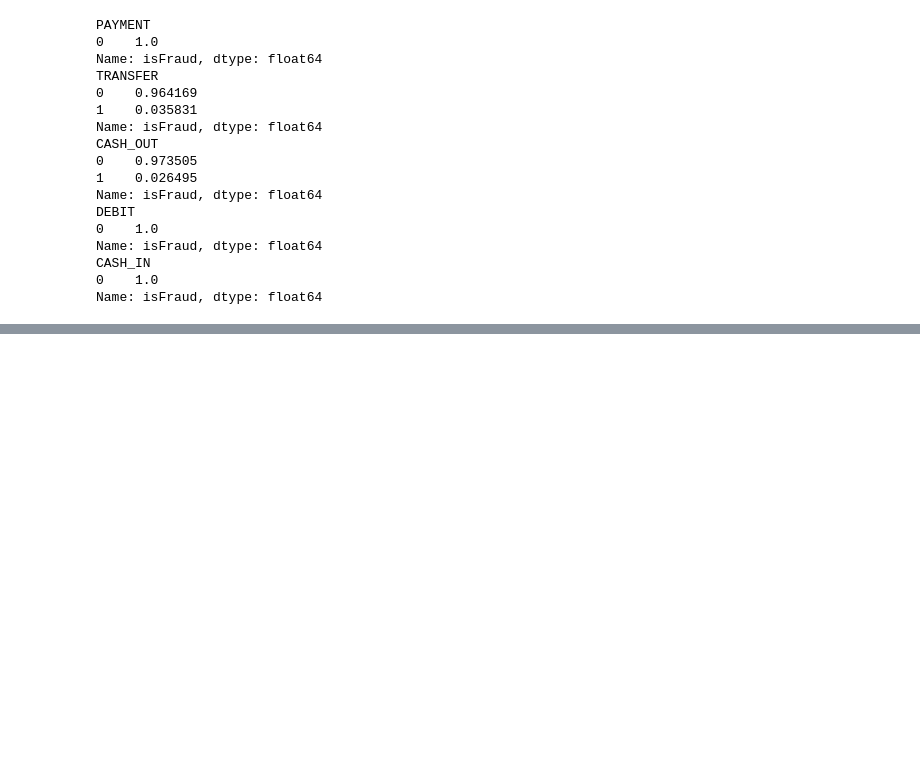
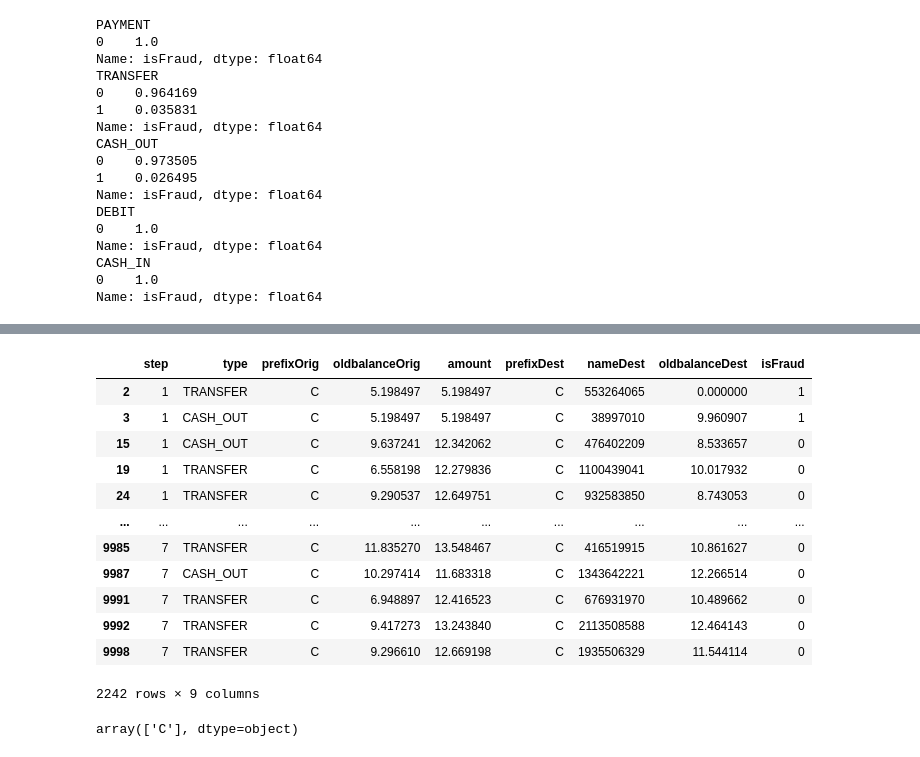
Before and after one commit to phobeiro/TERA-desafio-3, a Jupyter notebook: desafio-3.ipynb, the cells around one changed output, grey strips where cells are left out. Cells and saved outputs as stored; diff of their text form; code cells hidden in the pictures; blank space fills up the shorter version.

```diff
--- a/desafio-3.ipynb
+++ b/desafio-3.ipynb
@@ -175,0 +178,5 @@ Name: isFraud, dtype: float64
+# %%
+semFraude = ['PAYMENT','DEBIT','CASH_IN']
+
+for i in semFraude:
+    df = df.drop(df[df.type == i].index)
@@ -205,24 +233,34 @@
 # %%
 
 colsSelect = [
     'step',
-    'type_CASH_IN',
-    'type_CASH_OUT',
-    'type_DEBIT',
-    'type_PAYMENT',
-    'type_TRANSFER',
-    'amount',
-    'prefixorig',
+    'type',
+    'prefixOrig',
 #    'nameOrig',
     'oldbalanceOrig',
 #    'newbalanceOrig',
-    'prefixorig',
+    'amount',
+    'prefixDest',
     'nameDest',
     'oldbalanceDest',
 #    'newbalanceDest',
     'isFraud',
 #    'isFlaggedFraud'
 ]
 
 df = df[colsSelect]
 df
+# %% [output]
+|  | step | type | prefixOrig | oldbalanceOrig | amount | prefixDest | nameDest | oldbalanceDest | isFraud |
+| 2 | 1 | TRANSFER | C | 5.198497 | 5.198497 | C | 553264065 | 0.000000 | 1 |
+| 3 | 1 | CASH_OUT | C | 5.198497 | 5.198497 | C | 38997010 | 9.960907 | 1 |
+| 15 | 1 | CASH_OUT | C | 9.637241 | 12.342062 | C | 476402209 | 8.533657 | 0 |
+| 19 | 1 | TRANSFER | C | 6.558198 | 12.279836 | C | 1100439041 | 10.017932 | 0 |
+| 24 | 1 | TRANSFER | C | 9.290537 | 12.649751 | C | 932583850 | 8.743053 | 0 |
+| ... | ... | ... | ... | ... | ... | ... | ... | ... | ... |
+| 9985 | 7 | TRANSFER | C | 11.835270 | 13.548467 | C | 416519915 | 10.861627 | 0 |
+| 9987 | 7 | CASH_OUT | C | 10.297414 | 11.683318 | C | 1343642221 | 12.266514 | 0 |
+| 9991 | 7 | TRANSFER | C | 6.948897 | 12.416523 | C | 676931970 | 10.489662 | 0 |
+| 9992 | 7 | TRANSFER | C | 9.417273 | 13.243840 | C | 2113508588 | 12.464143 | 0 |
+| 9998 | 7 | TRANSFER | C | 9.296610 | 12.669198 | C | 1935506329 | 11.544114 | 0 |
+2242 rows × 9 columns
@@ -230,0 +267,4 @@ df[df['type_PAYMENT'] == 1].describe()
+# %%
+df.prefixDest.unique()
+# %% [output]
+array(['C'], dtype=object)
```
Also changed, not shown: parts of 5 cells of this notebook.
